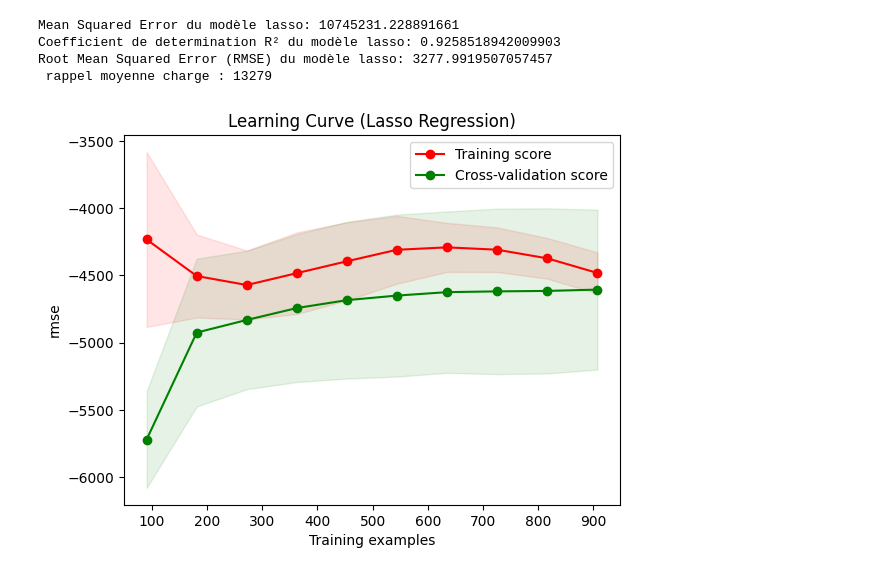
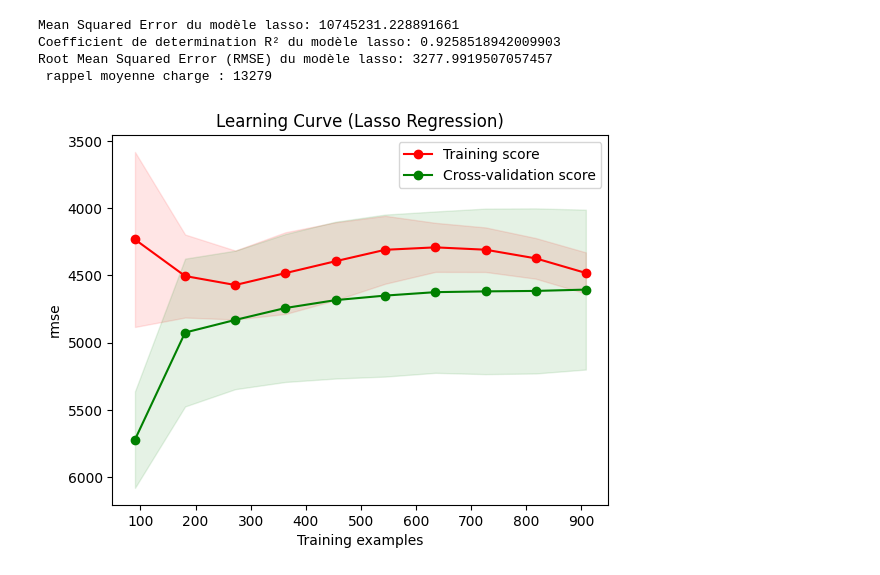
Before and after one commit to ElieLECAS/ML_avance, a Jupyter notebook: learning_curve/learning_curve_cours.ipynb, the cells around one changed output. Cells and saved outputs as stored; diff of their text form; code cells hidden in the pictures.

```diff
--- a/learning_curve/learning_curve_cours.ipynb
+++ b/learning_curve/learning_curve_cours.ipynb
@@ -180,34 +180,34 @@ train_sizes, train_scores, validation_scores = learning_curve(
     X = X_train,
     y = y_train,
     train_sizes = np.linspace(0.1, 1.0, 10),
     cv = 5,
     scoring = 'neg_root_mean_squared_error'
 )
 
 #recuperation des moyennes et des écarts types(facultatif) à chaque cv
-train_scores_mean = train_scores.mean(axis = 1)
+train_scores_mean = -train_scores.mean(axis = 1)
 train_scores_std = train_scores.std(axis = 1)
-validation_scores_mean = validation_scores.mean(axis = 1)
+validation_scores_mean = -validation_scores.mean(axis = 1)
 validation_scores_std = validation_scores.std(axis = 1)
 
 
 
 plt.figure()
 plt.title("Learning Curve (Lasso Regression)")
 plt.xlabel("Training examples")
 plt.ylabel("rmse")
-
+plt.gca().invert_yaxis() #inverser le y pour les métriques de perte
 
 # afficher les points
 plt.plot(train_sizes, train_scores_mean, 'o-', color="r", label="Training score")
 plt.plot(train_sizes, validation_scores_mean, 'o-', color="g", label="Cross-validation score")
 
 # relier les points
 plt.fill_between(train_sizes, train_scores_mean - train_scores_std, train_scores_mean + train_scores_std, alpha=0.1, color="r")
 plt.fill_between(train_sizes, validation_scores_mean - validation_scores_std, validation_scores_mean + validation_scores_std, alpha=0.1, color="g")
 
 plt.legend()
 
 plt.show()
 # %% [output]
-[figure, old version]
+[figure, new version]
```
Also changed, not shown: 1 other file.
